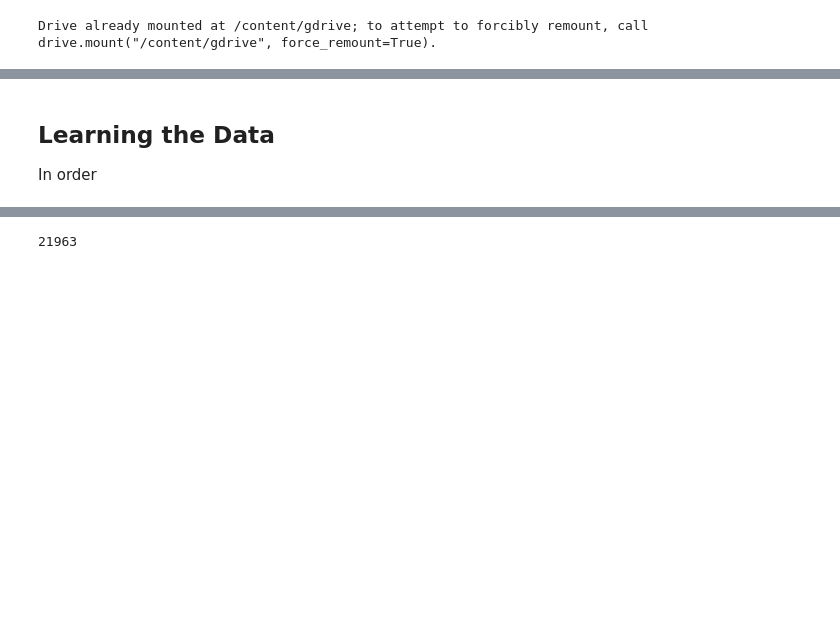
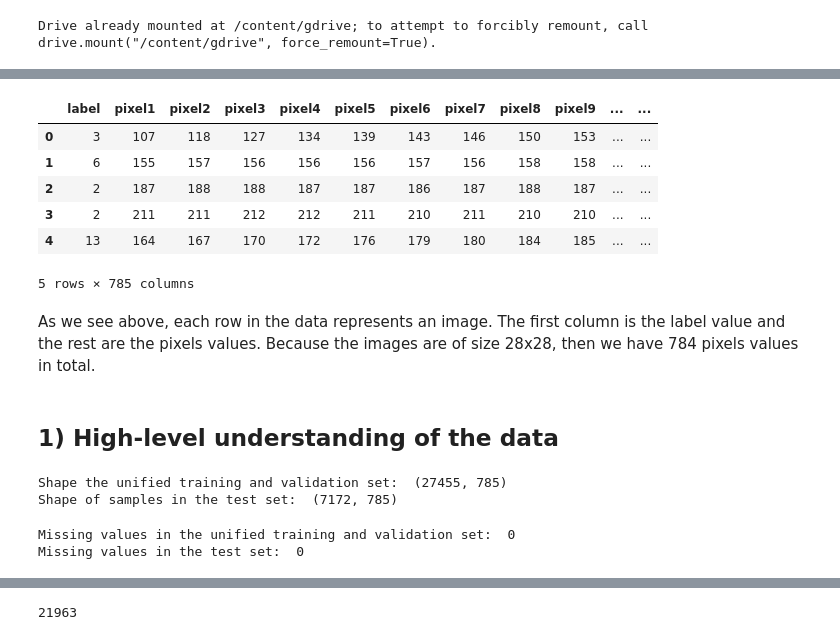
Before and after one commit to RonBartov/american-sign-language-image-classification, a Jupyter notebook: Copy_of_Deep_Learning_Final_Project_ASL_Classification.ipynb, the cells around one changed output, grey strips where cells are left out. Cells and saved outputs as stored; diff of their text form; code cells hidden in the pictures; blank space fills up the shorter version.

```diff
--- a/Copy_of_Deep_Learning_Final_Project_ASL_Classification.ipynb
+++ b/Copy_of_Deep_Learning_Final_Project_ASL_Classification.ipynb
@@ -130,7 +155,32 @@ csv_test_path = "/content/gdrive/MyDrive/Colab Notebooks/Deep Learning Final Pro
 # %%
 df_train = pd.read_csv(csv_train_path)
 df_test = pd.read_csv(csv_test_path)
-# %% [markdown]
-## **Learning the Data**
-
-In order
+# %%
+# presenting few rows from the train dataframe
+df_train.head()
+# %% [output]
+|  | label | pixel1 | pixel2 | pixel3 | pixel4 | pixel5 | pixel6 | pixel7 | pixel8 | pixel9 | ... | ... |
+| 0 | 3 | 107 | 118 | 127 | 134 | 139 | 143 | 146 | 150 | 153 | ... | ... |
+| 1 | 6 | 155 | 157 | 156 | 156 | 156 | 157 | 156 | 158 | 158 | ... | ... |
+| 2 | 2 | 187 | 188 | 188 | 187 | 187 | 186 | 187 | 188 | 187 | ... | ... |
+| 3 | 2 | 211 | 211 | 212 | 212 | 211 | 210 | 211 | 210 | 210 | ... | ... |
+| 4 | 13 | 164 | 167 | 170 | 172 | 176 | 179 | 180 | 184 | 185 | ... | ... |
+5 rows × 785 columns
+# %% [markdown]
+As we see above, each row in the data represents an image. The first column is the label value and the rest are the pixels values. Because the images are of size 28x28, then we have 784 pixels values in total.
+# %% [markdown]
+## **1) High-level understanding of the data**
+# %%
+# data shape
+print('Shape the unified training and validation set: ', df_train.shape)
+print('Shape of samples in the test set: ', df_test.shape)
+# %% [output]
+Shape the unified training and validation set:  (27455, 785)
+Shape of samples in the test set:  (7172, 785)
+# %%
+# check for missing values in the data
+print("Missing values in the unified training and validation set: ", df_train.isnull().sum().sum())
+print("Missing values in the test set: ", df_test.isnull().sum().sum())
+# %% [output]
+Missing values in the unified training and validation set:  0
+Missing values in the test set:  0
```
Also changed, not shown: parts of 17 cells of this notebook.
